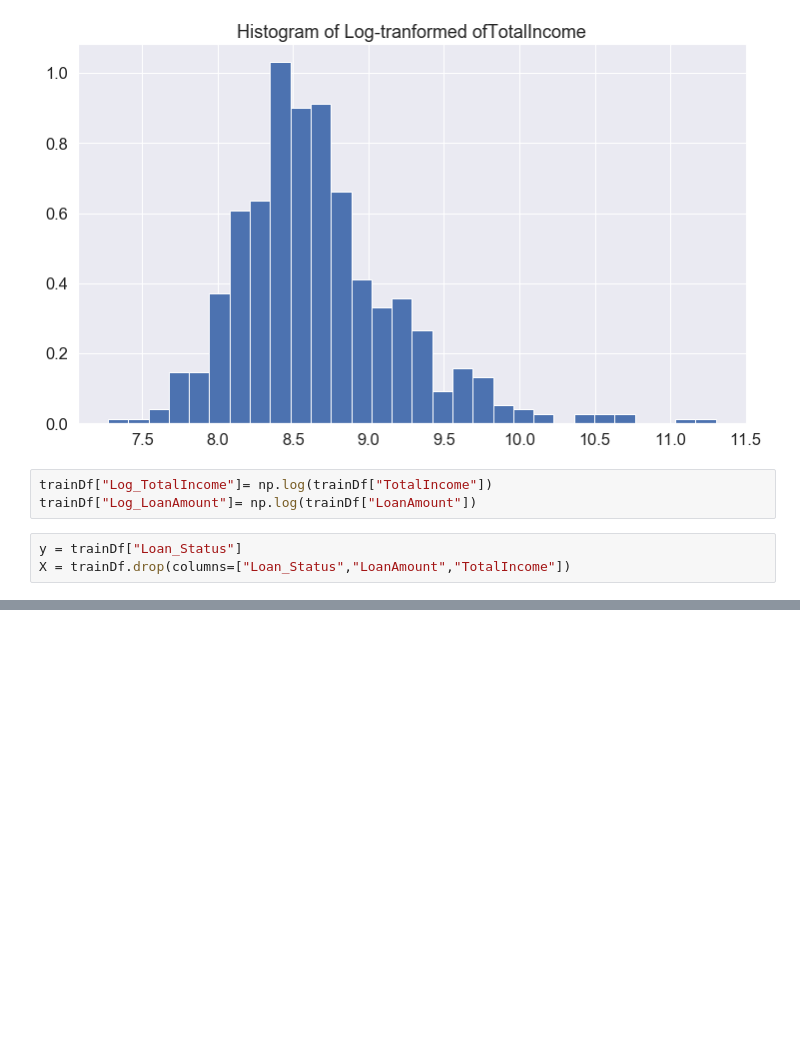
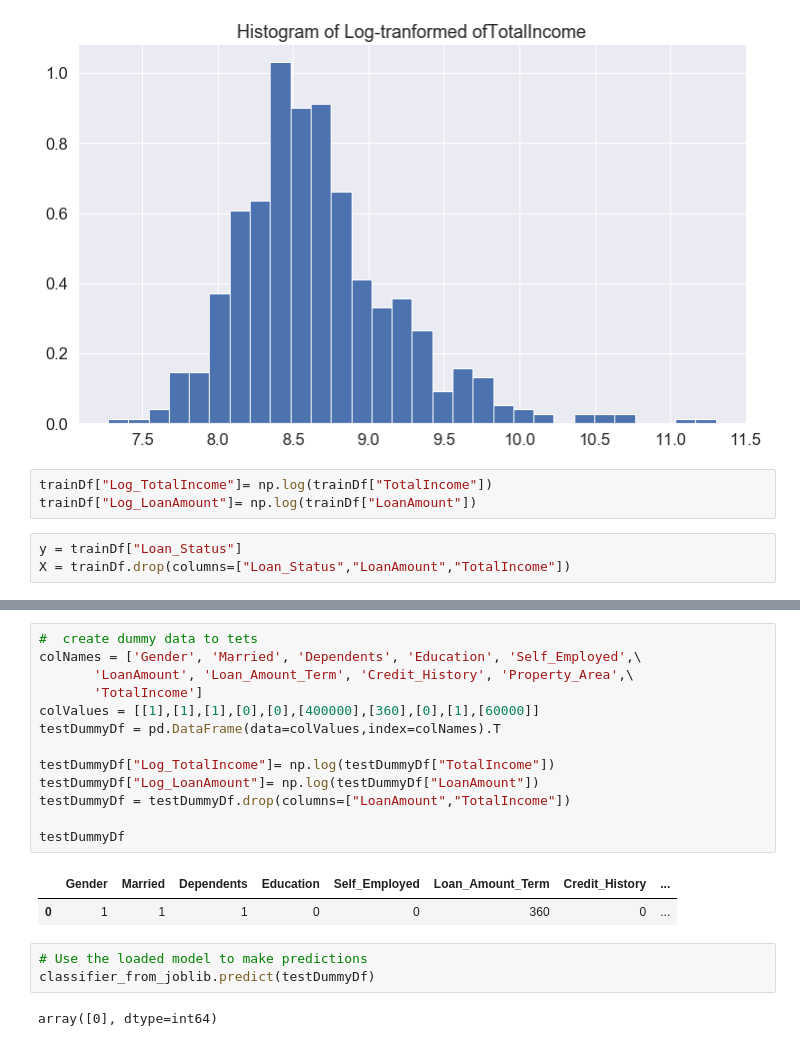
Before and after one commit to MimiBebe/Project-3, a Jupyter notebook: Data_Modeling.ipynb, the cells around one changed output, grey strips where cells are left out. Saved outputs shown, nothing was run; the diff lists cells and outputs as text; blank space fills up the shorter version.

Commit message:
add save model

```diff
--- a/Data_Modeling.ipynb
+++ b/Data_Modeling.ipynb
@@ -107,0 +183,21 @@ Testing Data Score: 0.7943262411347518
+# %%
+#  create dummy data to tets
+colNames = ['Gender', 'Married', 'Dependents', 'Education', 'Self_Employed',\
+       'LoanAmount', 'Loan_Amount_Term', 'Credit_History', 'Property_Area',\
+       'TotalIncome']
+colValues = [[1],[1],[1],[0],[0],[400000],[360],[0],[1],[60000]]
+testDummyDf = pd.DataFrame(data=colValues,index=colNames).T
+
+testDummyDf["Log_TotalIncome"]= np.log(testDummyDf["TotalIncome"])
+testDummyDf["Log_LoanAmount"]= np.log(testDummyDf["LoanAmount"])
+testDummyDf = testDummyDf.drop(columns=["LoanAmount","TotalIncome"])
+
+testDummyDf
+# %% [output]
+|  | Gender | Married | Dependents | Education | Self_Employed | Loan_Amount_Term | Credit_History | ... |
+| 0 | 1 | 1 | 1 | 0 | 0 | 360 | 0 | ... |
+# %%
+# Use the loaded model to make predictions
+classifier_from_joblib.predict(testDummyDf)
+# %% [output]
+array([0], dtype=int64)
```
Also changed, not shown: parts of 9 cells of this notebook, 1 other file.
